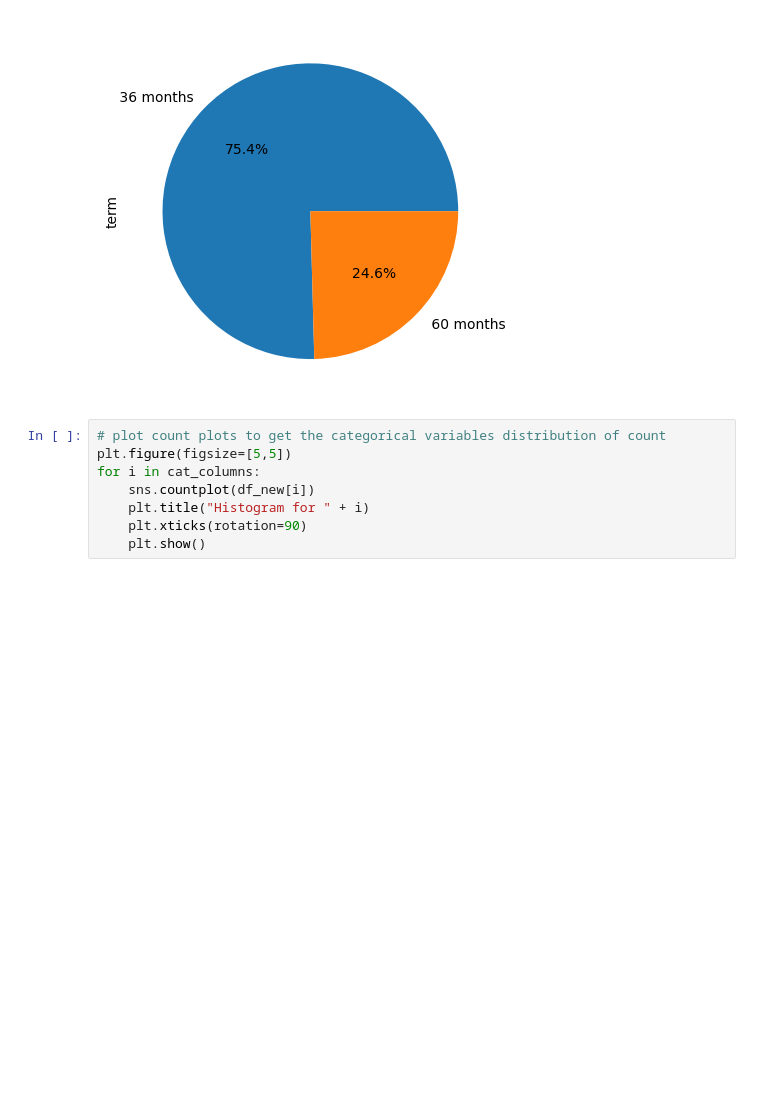
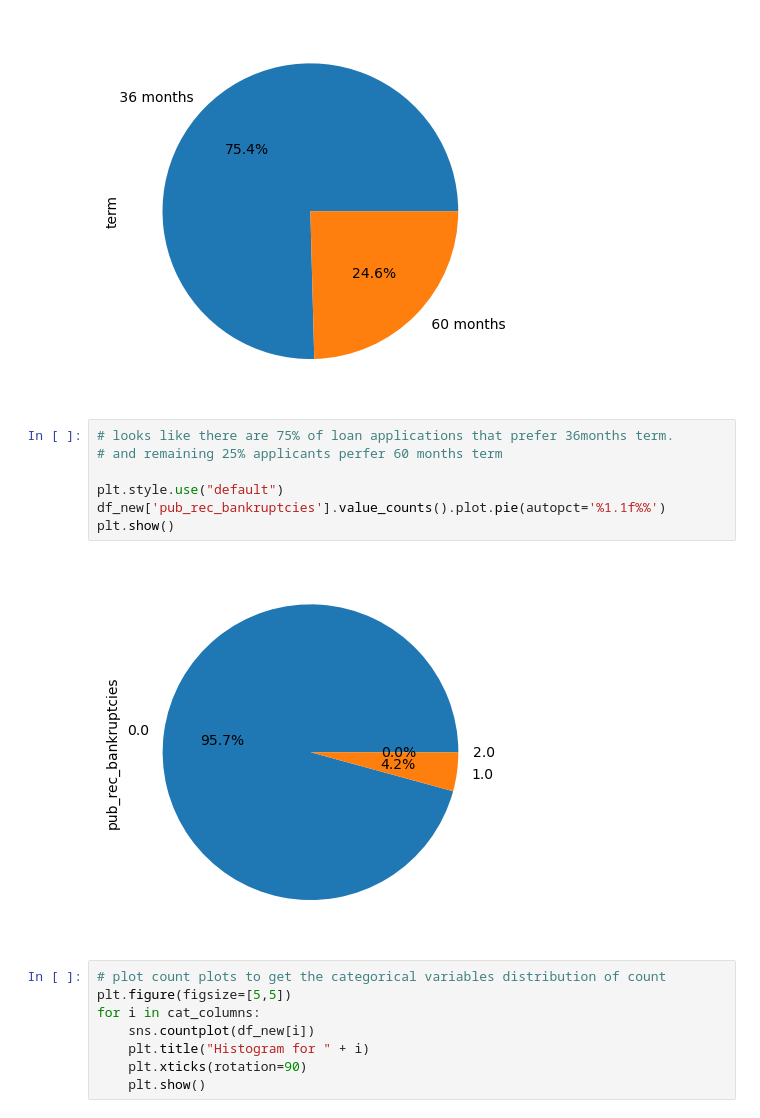
Before and after one commit to skkage/LendingClubCaseStudy, a Jupyter notebook: Santhosh Kumari Kage.ipynb, the cells around one changed output. Saved outputs shown, nothing was run; the diff lists cells and outputs as text; blank space fills up the shorter version.

```diff
--- a/Santhosh Kumari Kage.ipynb
+++ b/Santhosh Kumari Kage.ipynb
@@ -1321,6 +1337,15 @@ df_new['term'].value_counts().plot.pie(autopct='%1.1f%%')
 plt.show()
 # %% [output]
 [figure]
+# %%
+# looks like there are 75% of loan applications that prefer 36months term.
+# and remaining 25% applicants perfer 60 months term
+
+plt.style.use("default")
+df_new['pub_rec_bankruptcies'].value_counts().plot.pie(autopct='%1.1f%%')
+plt.show()
+# %% [output]
+[figure, added]
 # %%
 # plot count plots to get the categorical variables distribution of count
 plt.figure(figsize=[5,5])
```
Also changed, not shown: parts of 5 cells of this notebook, 1 other file.
